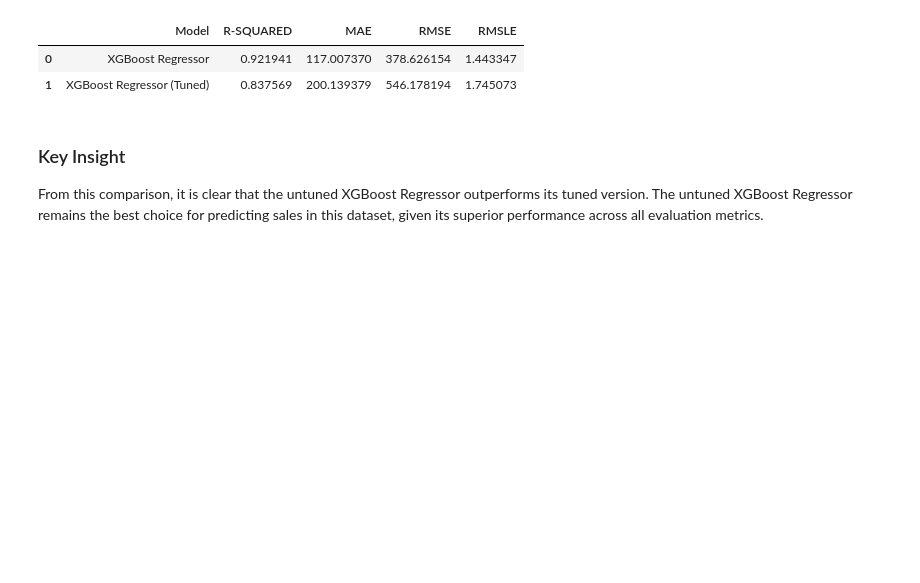
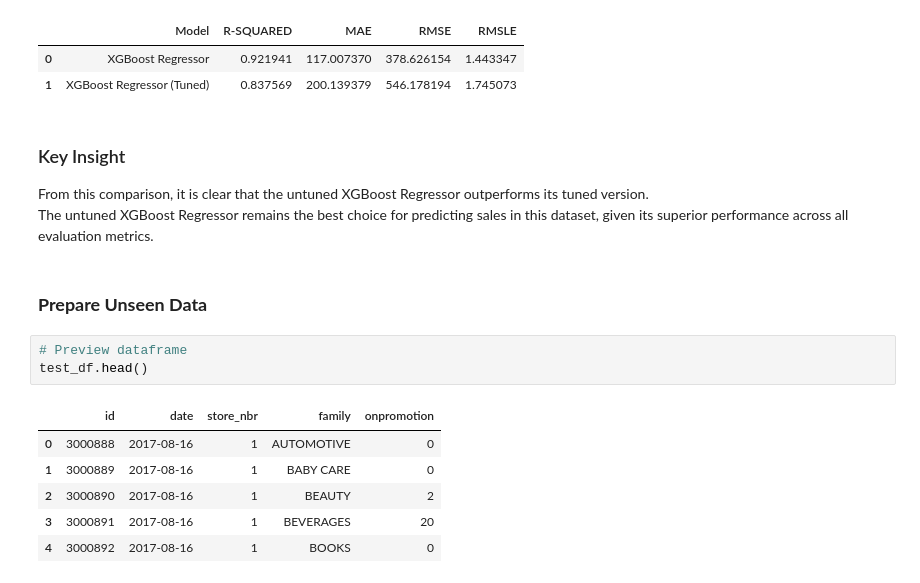
Before and after one commit to edadso/TS-Forecasting, a Jupyter notebook: notebooks/project_code.ipynb, the cells around one changed output. Saved outputs shown, nothing was run; the diff lists cells and outputs as text; blank space fills up the shorter version.

```diff
--- a/notebooks/project_code.ipynb
+++ b/notebooks/project_code.ipynb
@@ -1886,4 +1886,16 @@ compare_evaluation_metrics
 | 1 | XGBoost Regressor (Tuned) | 0.837569 | 200.139379 | 546.178194 | 1.745073 |
 # %% [markdown]
 ### Key Insight
-From this comparison, it is clear that the untuned XGBoost Regressor outperforms its tuned version. The untuned XGBoost Regressor remains the best choice for predicting sales in this dataset, given its superior performance across all evaluation metrics.
+From this comparison, it is clear that the untuned XGBoost Regressor outperforms its tuned version.<br>The untuned XGBoost Regressor remains the best choice for predicting sales in this dataset, given its superior performance across all evaluation metrics.
+# %% [markdown]
+### **Prepare Unseen Data**
+# %%
+# Preview dataframe
+test_df.head()
+# %% [output]
+|  | id | date | store_nbr | family | onpromotion |
+| 0 | 3000888 | 2017-08-16 | 1 | AUTOMOTIVE | 0 |
+| 1 | 3000889 | 2017-08-16 | 1 | BABY CARE | 0 |
+| 2 | 3000890 | 2017-08-16 | 1 | BEAUTY | 2 |
+| 3 | 3000891 | 2017-08-16 | 1 | BEVERAGES | 20 |
+| 4 | 3000892 | 2017-08-16 | 1 | BOOKS | 0 |
```
Also changed, not shown: parts of 9 cells of this notebook.
